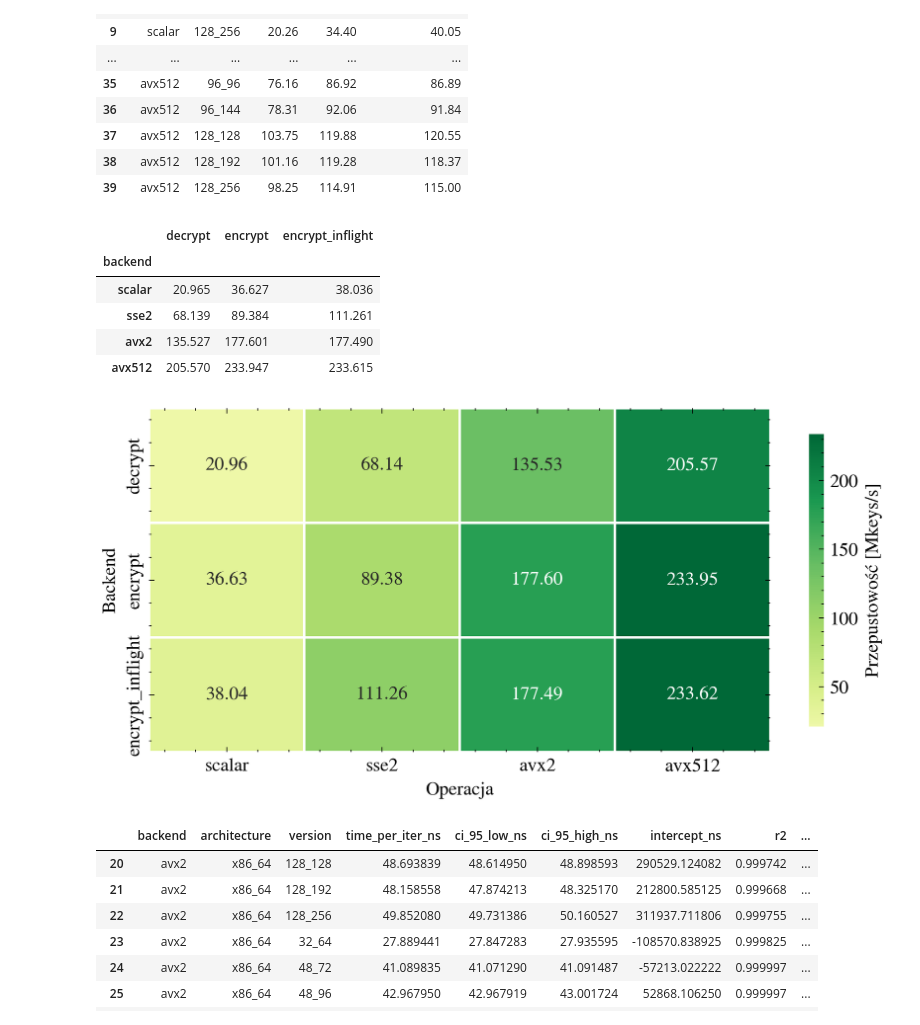
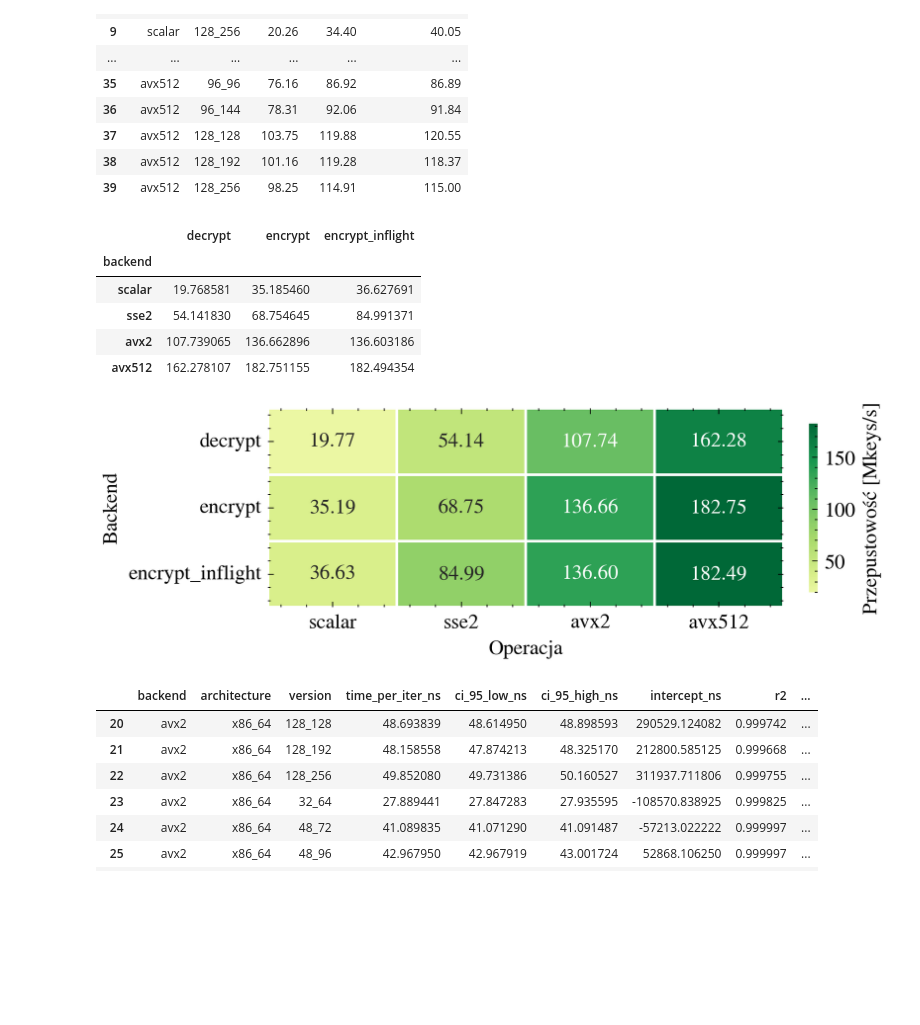
Before and after one commit to jan-chojnacki/SpeckProbe, a Jupyter notebook: analysis/notebooks/data_exploration.ipynb, the cells around one changed output. Cells and saved outputs as stored; diff of their text form; code cells hidden in the pictures; blank space fills up the shorter version.

Commit message:
added plots

```diff
--- a/analysis/notebooks/data_exploration.ipynb
+++ b/analysis/notebooks/data_exploration.ipynb
@@ -19,6 +20,18 @@ plt.rcParams.update({
     'figure.dpi': 300,
     'savefig.dpi': 300,
 })
+# %%
+TEXTWIDTH_PT = 424.51552
+TEXTHEIGHT_PT = 700.50723
+PT_PER_INCH = 72.27
+
+FIG_WIDTH = TEXTWIDTH_PT / PT_PER_INCH
+FIG_HEIGHT_1 = TEXTHEIGHT_PT / PT_PER_INCH
+FIG_HEIGHT_2 = FIG_HEIGHT_1 / 2
+FIG_HEIGHT_3 = FIG_HEIGHT_1 / 3
+FIG_HEIGHT_4 = FIG_HEIGHT_1 / 4
+FIG_HEIGHT_5 = FIG_HEIGHT_1 / 5
+FIG_HEIGHT_6 = FIG_HEIGHT_1 / 6
 # %%
 ciretrion = pd.read_csv('../data/criterion_x86.csv')
 ciretrion
@@ -155,7 +168,7 @@ speck_pivot
 speck_pivot['version'] = speck_pivot['version'].str.replace('_', '/', regex=False)
 speck_pivot.to_csv('../csv/speck_pivot.csv', index=False)
 # %%
-speck_pivot_mean = speck_pivot.groupby('backend')[['decrypt', 'encrypt', 'encrypt_inflight']].mean().reset_index()
+speck_pivot_mean = speck_pivot.groupby('backend')[['decrypt', 'encrypt', 'encrypt_inflight']].agg(gmean).reset_index()
 
 backend_order = ['scalar', 'sse2', 'avx2', 'avx512']
 speck_pivot_mean['backend'] = pd.Categorical(speck_pivot_mean['backend'], categories=backend_order, ordered=True)
@@ -166,33 +179,32 @@ speck_pivot_mean
 # %% [output]
 |  | decrypt | encrypt | encrypt_inflight |
 | backend |  |  |  |
-| scalar | 20.965 | 36.627 | 38.036 |
-| sse2 | 68.139 | 89.384 | 111.261 |
-| avx2 | 135.527 | 177.601 | 177.490 |
-| avx512 | 205.570 | 233.947 | 233.615 |
+| scalar | 19.768581 | 35.185460 | 36.627691 |
+| sse2 | 54.141830 | 68.754645 | 84.991371 |
+| avx2 | 107.739065 | 136.662896 | 136.603186 |
+| avx512 | 162.278107 | 182.751155 | 182.494354 |
 # %%
 with plt.style.context(['science', 'no-latex', 'bright']):
-    fig, ax = plt.subplots(figsize=(7, 3.5))
+    fig, ax = plt.subplots(figsize=(FIG_WIDTH, FIG_HEIGHT_5), layout='constrained')
 
     sns.heatmap(
         speck_pivot_mean.T,
         ax=ax,
         cmap='RdYlGn',
         center=0,
         annot=True,
         fmt='.2f',
         linewidths=1.0,
         cbar_kws={'label': 'Przepustowość [Mkeys/s]', 'shrink': 0.85},
     )
 
     ax.set_xlabel('Operacja')
     ax.set_ylabel('Backend')
 
-    plt.tight_layout()
-    plt.savefig('../svg/speck_pivot_backend_heatmap.svg', bbox_inches='tight', facecolor='white')
+    plt.savefig('../svg/speck_pivot_backend_heatmap.svg', facecolor='white')
     plt.show()
 # %% [output]
-[figure, old version]
+[figure, new version]
 # %%
 speck_encrypt_inflight = speck_reg[speck_reg['function'] == 'encrypt_inflight']
 speck_encrypt_inflight = speck_encrypt_inflight.drop(columns=['function'])
```
Also changed, not shown: parts of 11 cells of this notebook.
